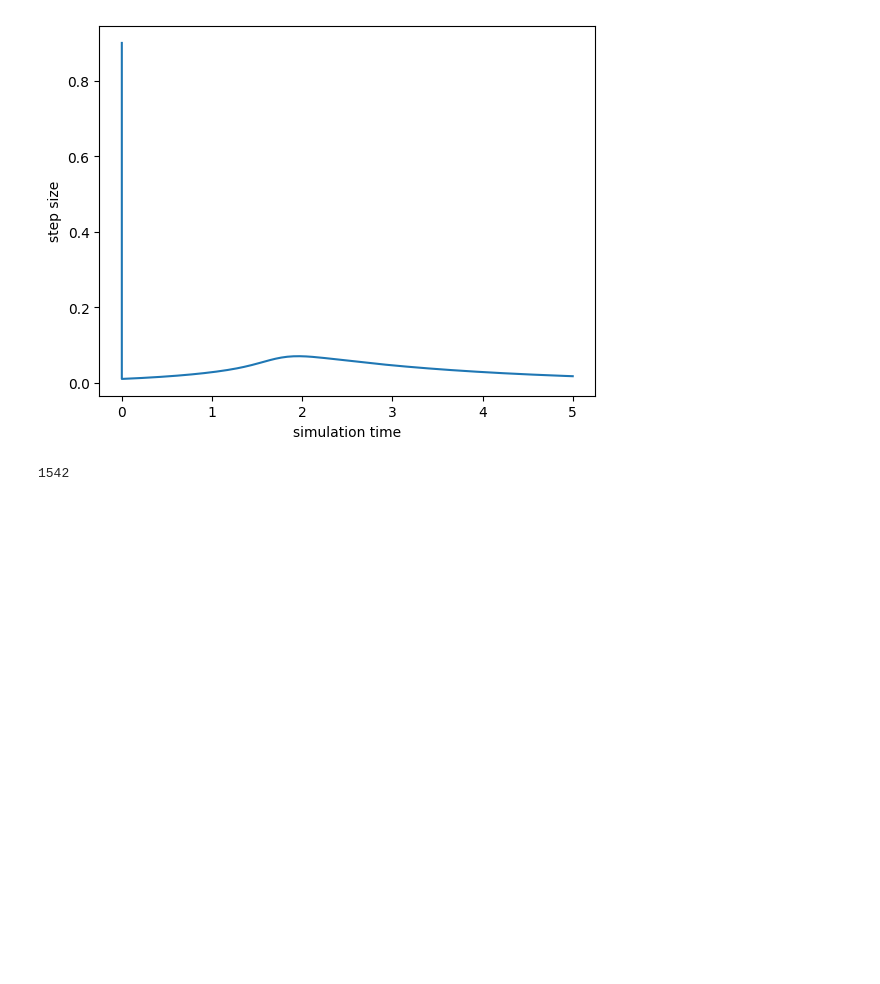
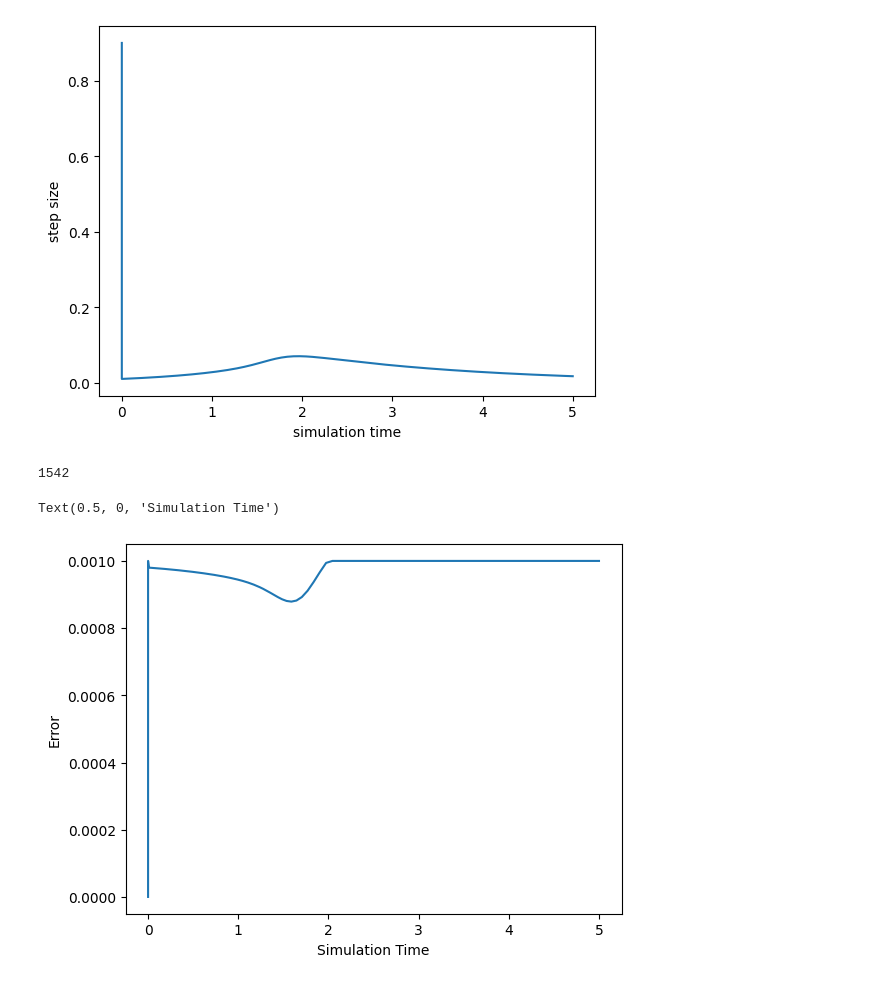
Before and after one commit to rportocarrero/Python, a Jupyter notebook: Vector Fields/Adaptive Step Euler's Method.ipynb, the cells around one changed output. Saved outputs shown, nothing was run; the diff lists cells and outputs as text; code cells hidden in the pictures; blank space fills up the shorter version.

```diff
--- a/Vector Fields/Adaptive Step Euler's Method.ipynb
+++ b/Vector Fields/Adaptive Step Euler's Method.ipynb
@@ -174,3 +175,11 @@ Text(0.5, 0, 'simulation time')
 function_evals
 # %% [output]
 1542
+# %%
+# plot the error
+plt.plot(sim_time, error)
+plt.ylabel('Error')
+plt.xlabel('Simulation Time')
+# %% [output]
+Text(0.5, 0, 'Simulation Time')
+[figure, added]
```
Also changed, not shown: parts of 3 cells of this notebook.
